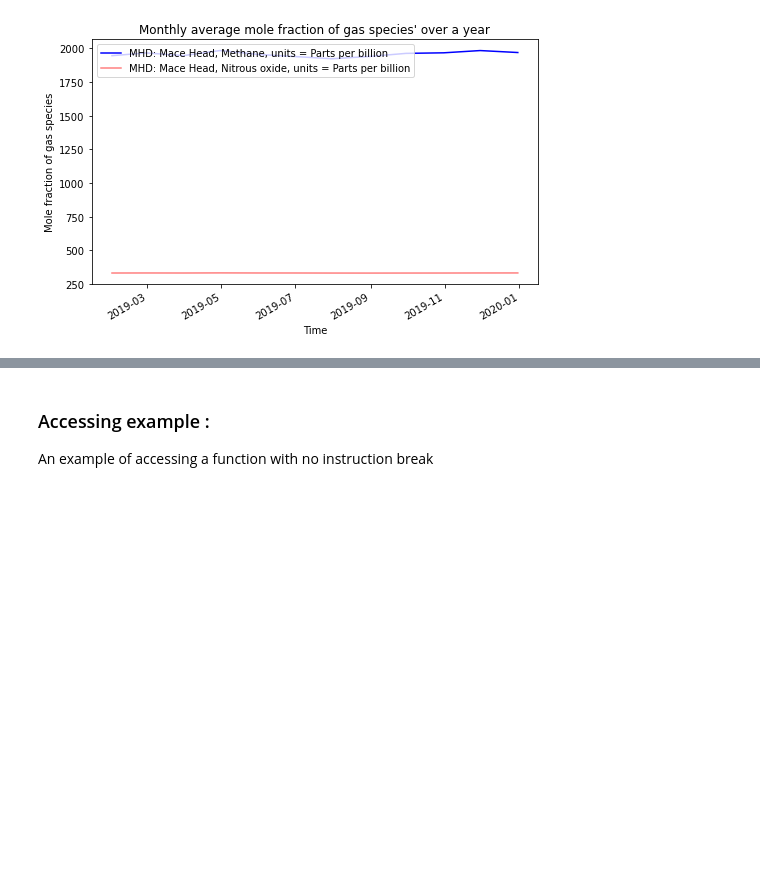
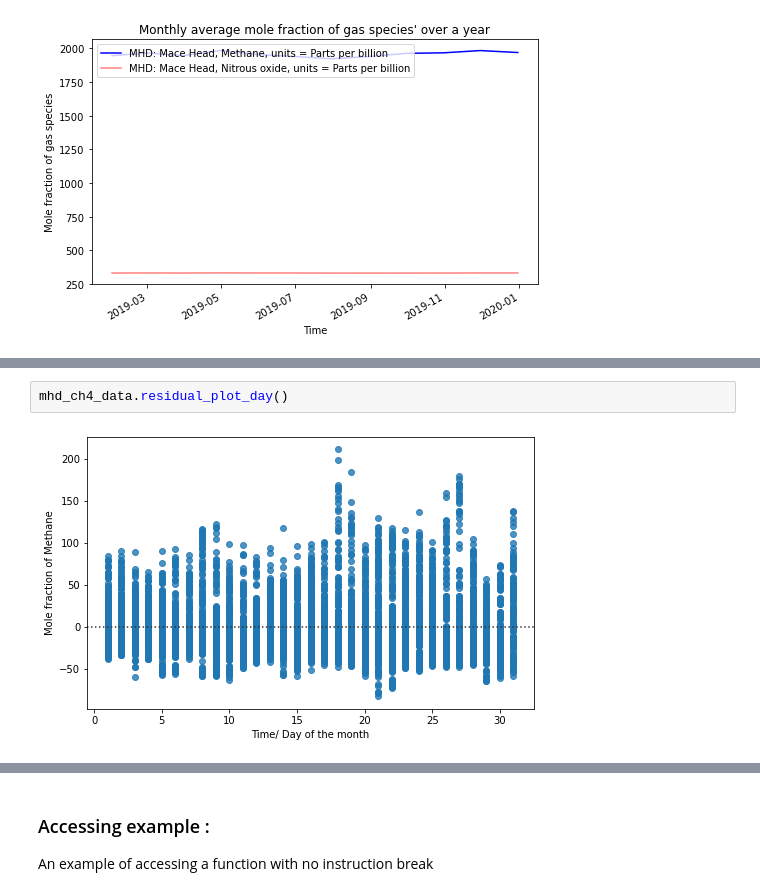
Before and after one commit to TJ-2003/Assessment2, a Jupyter notebook: instructions.ipynb, the cells around one changed output, grey strips where cells are left out. Saved outputs shown, nothing was run; the diff lists cells and outputs as text; blank space fills up the shorter version.

```diff
--- a/instructions.ipynb
+++ b/instructions.ipynb
@@ -148,0 +157,4 @@ mhd_ch4_data.multiplot_monthly_average(mhd_n2o_data)
+# %%
+mhd_ch4_data.residual_plot_day()
+# %% [output]
+[figure, added]
```
Also changed, not shown: parts of 5 cells of this notebook.
